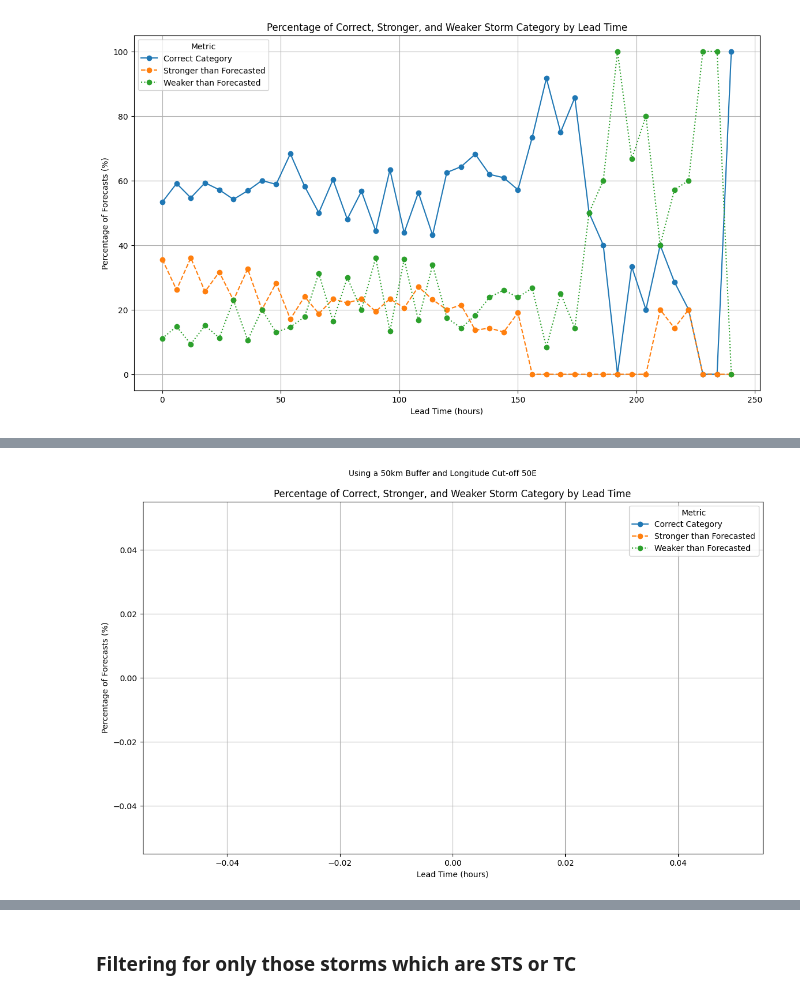
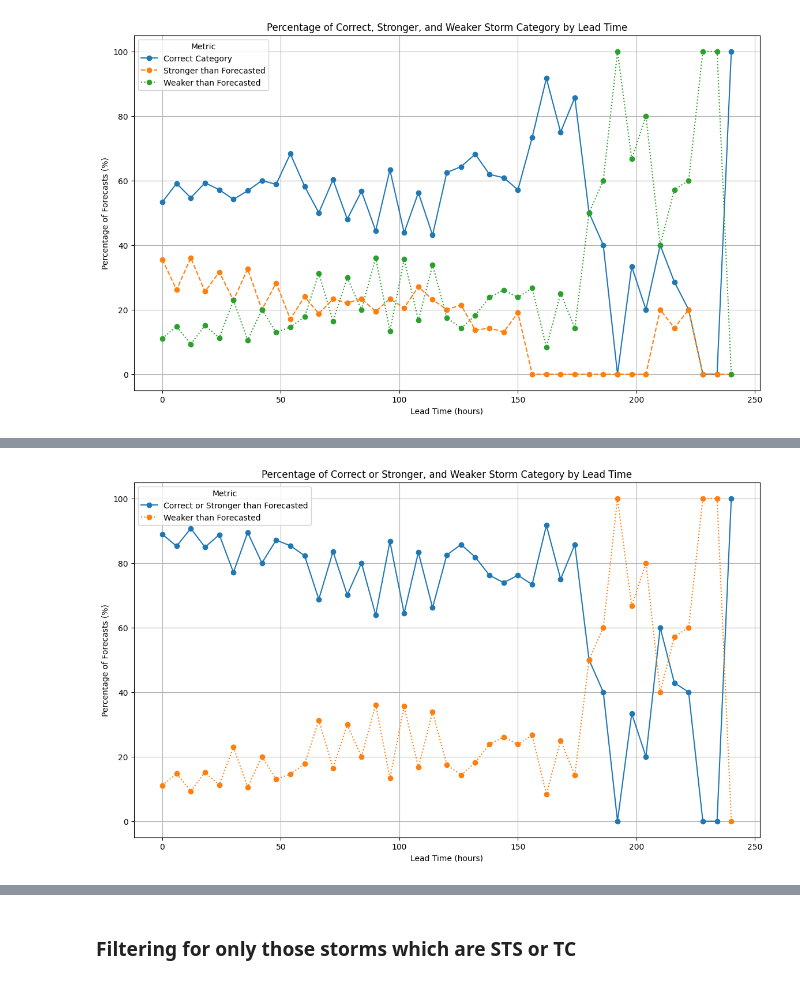
Before and after one commit to OCHA-DAP/ds-aa-moz-cyclones, a Jupyter notebook: analysis/02.1_ecmwf_leadtime_metrics_intensity.ipynb, the cells around one changed output, grey strips where cells are left out. Drawn from its saved outputs; the diff is of its cells as text; code cells hidden in the pictures.

Commit message:
updating leadtime metrics for ecmwf forecasts

```diff
--- a/analysis/02.1_ecmwf_leadtime_metrics_intensity.ipynb
+++ b/analysis/02.1_ecmwf_leadtime_metrics_intensity.ipynb
@@ -25,11 +28,11 @@ import warnings
 
 warnings.filterwarnings("ignore")
 # %%
-AA_DATA_DIR = os.getenv("AA_DATA_DIR")
+AA_DATA_DIR = constants.AA_DATA_DIR
 save_dir = (
     Path(AA_DATA_DIR) / "public" / "exploration" / "moz" / "ecmwf_hindcast"
 )
-ADMS = ["Sofala", "Inhambane", "Nampula", "Zambezia"]
+ADMS = constants.ADMS
 adm1_path = (
     Path(AA_DATA_DIR)
     / "public"
@@ -386,12 +411,12 @@ Processing file: G:\Shared drives\Predictive Analytics\CERF Anticipatory Action\
 [figure]
 # %%
 combined_metrics = calculate_metrics_by_category(
-    gdf_points=gdf_points,
+    gdf_points,
     save_dir=save_dir,
     categorize_cyclone=categorize_cyclone,
     category_order=category_order,
     storm_category_filters=None,
-    buffer_kms=50,
+    buffer_kms=None,
     longitude_cutoffs=None,
 )
 # Calculate total cases and percentages
@@ -402,16 +427,19 @@ combined_metrics["total_cases"] = (
     + combined_metrics["weaker_than_forecasted"]
 )
 
-combined_metrics["percent_correct"] = (
+# Combine correct and stronger than forecasted categories
+combined_metrics["combined_correct_and_stronger"] = (
     combined_metrics["correct_category"]
+    + combined_metrics["stronger_than_forecasted"]
+)
+
+# Calculate percentages for combined category
+combined_metrics["percent_combined_correct_stronger"] = (
+    combined_metrics["combined_correct_and_stronger"]
     / combined_metrics["total_cases"]
     * 100
 )
-combined_metrics["percent_stronger"] = (
-    combined_metrics["stronger_than_forecasted"]
-    / combined_metrics["total_cases"]
-    * 100
-)
+
 combined_metrics["percent_weaker"] = (
     combined_metrics["weaker_than_forecasted"]
     / combined_metrics["total_cases"]
@@ -421,21 +449,12 @@ combined_metrics["percent_weaker"] = (
 # Plot the combined metrics
 plt.figure(figsize=(14, 8))
 
-# Plot correct category
+# Plot combined correct and stronger than forecasted
 plt.plot(
     combined_metrics["lead_time"],
-    combined_metrics["percent_correct"],
+    combined_metrics["percent_combined_correct_stronger"],
     marker="o",
-    label="Correct Category",
-)
-
-# Plot stronger than forecasted
-plt.plot(
-    combined_metrics["lead_time"],
-    combined_metrics["percent_stronger"],
-    marker="o",
-    linestyle="--",
-    label="Stronger than Forecasted",
+    label="Correct or Stronger than Forecasted",
 )
 
 # Plot weaker than forecasted
@@ -446,35 +465,32 @@ plt.plot(
     linestyle=":",
     label="Weaker than Forecasted",
 )
 
 # Add plot details
 plt.xlabel("Lead Time (hours)")
 plt.ylabel("Percentage of Forecasts (%)")
 plt.title(
-    "Percentage of Correct, Stronger, and Weaker Storm Category by Lead Time"
-)
-plt.suptitle(
-    "Using a 50km Buffer and Longitude Cut-off 50E", fontsize=10, y=0.95
+    "Percentage of Correct or Stronger, and Weaker Storm Category by Lead Time"
 )
 plt.legend(title="Metric")
 plt.grid(True)
 plt.show()
 # %% [output]
 Processing file: G:\Shared drives\Predictive Analytics\CERF Anticipatory Action\General - All AA projects\Data\public\exploration\moz\ecmwf_hindcast\csv\favio_all.csv
 Processing file: G:\Shared drives\Predictive Analytics\CERF Anticipatory Action\General - All AA projects\Data\public\exploration\moz\ecmwf_hindcast\csv\jokwe_all.csv
 Processing file: G:\Shared drives\Predictive Analytics\CERF Anticipatory Action\General - All AA projects\Data\public\exploration\moz\ecmwf_hindcast\csv\izilda_all.csv
 Processing file: G:\Shared drives\Predictive Analytics\CERF Anticipatory Action\General - All AA projects\Data\public\exploration\moz\ecmwf_hindcast\csv\dando_all.csv
 Processing file: G:\Shared drives\Predictive Analytics\CERF Anticipatory Action\General - All AA projects\Data\public\exploration\moz\ecmwf_hindcast\csv\irina_all.csv
 Processing file: G:\Shared drives\Predictive Analytics\CERF Anticipatory Action\General - All AA projects\Data\public\exploration\moz\ecmwf_hindcast\csv\haruna_all.csv
 Processing file: G:\Shared drives\Predictive Analytics\CERF Anticipatory Action\General - All AA projects\Data\public\exploration\moz\ecmwf_hindcast\csv\deliwe_all.csv
 Processing file: G:\Shared drives\Predictive Analytics\CERF Anticipatory Action\General - All AA projects\Data\public\exploration\moz\ecmwf_hindcast\csv\guito_all.csv
 Processing file: G:\Shared drives\Predictive Analytics\CERF Anticipatory Action\General - All AA projects\Data\public\exploration\moz\ecmwf_hindcast\csv\hellen_all.csv
 Processing file: G:\Shared drives\Predictive Analytics\CERF Anticipatory Action\General - All AA projects\Data\public\exploration\moz\ecmwf_hindcast\csv\chedza_all.csv
 Processing file: G:\Shared drives\Predictive Analytics\CERF Anticipatory Action\General - All AA projects\Data\public\exploration\moz\ecmwf_hindcast\csv\dineo_all.csv
 Processing file: G:\Shared drives\Predictive Analytics\CERF Anticipatory Action\General - All AA projects\Data\public\exploration\moz\ecmwf_hindcast\csv\desmond_all.csv
 ... (6 lines left out)
 Processing file: G:\Shared drives\Predictive Analytics\CERF Anticipatory Action\General - All AA projects\Data\public\exploration\moz\ecmwf_hindcast\csv\gombe_all.csv
 Processing file: G:\Shared drives\Predictive Analytics\CERF Anticipatory Action\General - All AA projects\Data\public\exploration\moz\ecmwf_hindcast\csv\jasmine_all.csv
 Processing file: G:\Shared drives\Predictive Analytics\CERF Anticipatory Action\General - All AA projects\Data\public\exploration\moz\ecmwf_hindcast\csv\freddy_all.csv
 Processing file: G:\Shared drives\Predictive Analytics\CERF Anticipatory Action\General - All AA projects\Data\public\exploration\moz\ecmwf_hindcast\csv\filipo_all.csv
-[figure, old version]
+[figure, new version]
```
Also changed, not shown: parts of 5 cells of this notebook.
